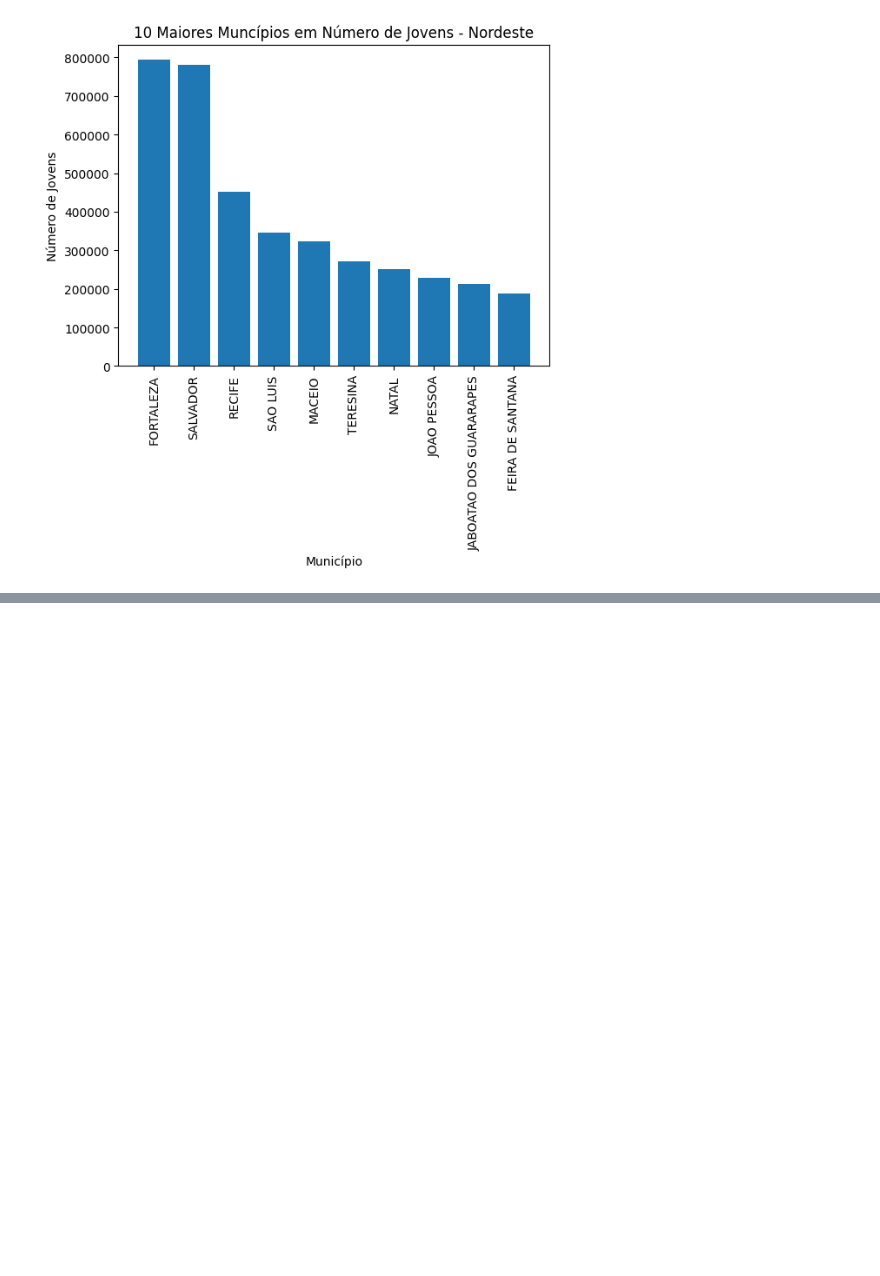
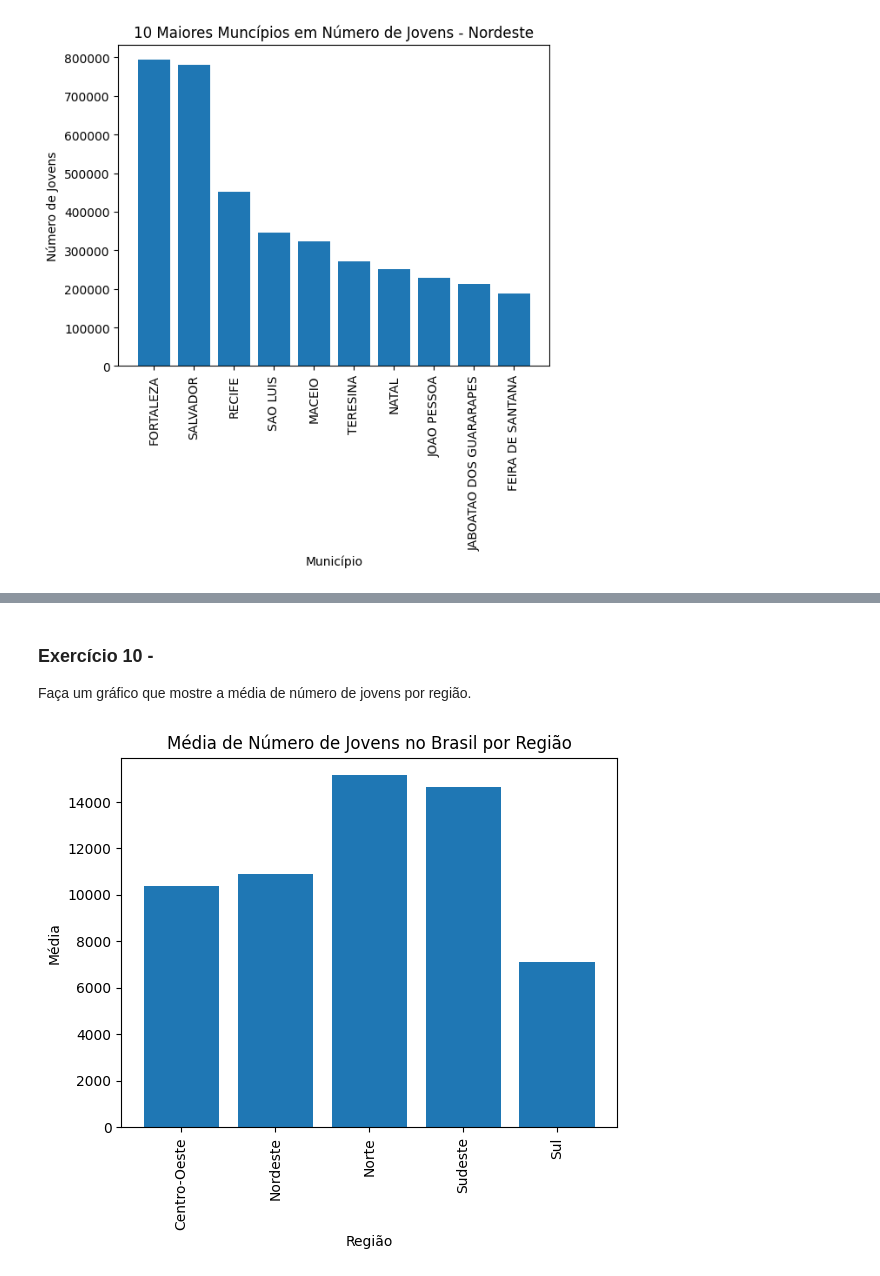
Before and after one commit to alfredjynx/capacitacao-pandas, a Jupyter notebook: pt2.ipynb, the cells around one changed output, grey strips where cells are left out. Cells and saved outputs as stored; diff of their text form; code cells hidden in the pictures; blank space fills up the shorter version.

Commit message:
finalização - inclusão de plots mais complexos

```diff
--- a/p2.ipynb
+++ b/pt2.ipynb
@@ -445,0 +451,43 @@ See the caveats in the documentation: https://pandas.pydata.org/pandas-docs/stab
+# %% [markdown]
+### Exercício 10 -
+Faça um gráfico que mostre a média de número de jovens por região.
+# %%
+import pandas as pd
+
+# lendo o arquivo inicial (dataset)
+df = pd.read_csv('data/datasus_populacao_faixa_etarea.csv', skiprows=3, sep=';')
+
+# analisando os códigos de cada município
+def coloca_regiao(x):
+    if x[0] == '1':
+        return 'Norte'
+    elif x[0] == '2':
+        return 'Nordeste'
+    elif x[0] == '3':
+        return 'Sudeste'
+    elif x[0] == '4':
+        return 'Sul'
+    return 'Centro-Oeste'
+
+# Criação da coluna de '19 Anos ou Menos'
+df['19 Anos ou Menos'] = df['Menor 1 ano'] + df['1 a 4 anos'] + df['5 a 9 anos'] + df['10 a 14 anos'] + df['15 a 19 anos']
+
+# Criação da coluna de '20 a 50 anos'
+df['20 a 59 Anos'] = df['20 a 29 anos'] + df['30 a 39 anos'] + df['40 a 49 anos'] + df['50 a 59 anos']
+
+# Criação da coluna de '60 Anos ou Acima'
+df['60 Anos ou Acima'] = df['60 a 69 anos'] + df['70 a 79 anos'] + df['80 anos e mais']
+
+
+df['Região'] = df['Município'].apply(coloca_regiao)
+# %%
+df_grouped = df.groupby('Região')[['19 Anos ou Menos','20 a 59 Anos','60 Anos ou Acima']].mean()
+
+plt.bar(df_grouped.index,df_grouped['19 Anos ou Menos'])
+plt.xlabel('Região')
+plt.xticks(rotation=90)
+plt.ylabel('Média')
+plt.title('Média de Número de Jovens no Brasil por Região')
+plt.show()
+# %% [output]
+[figure, added]
```
Also changed, not shown: parts of 11 cells of this notebook.
